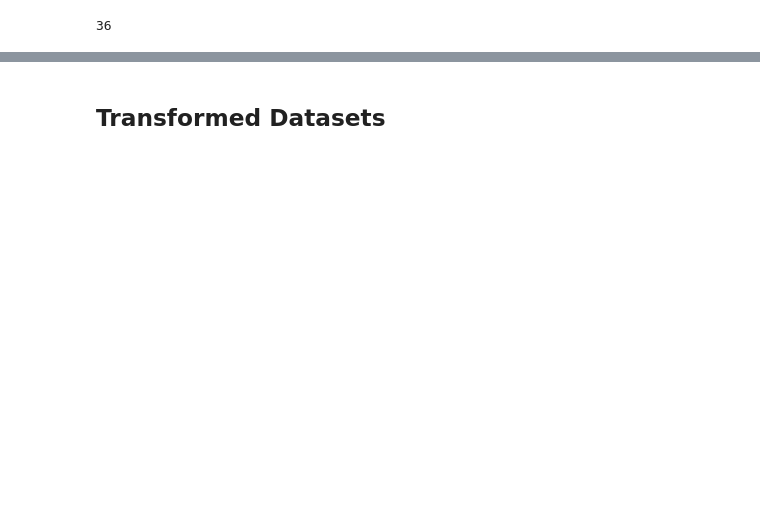
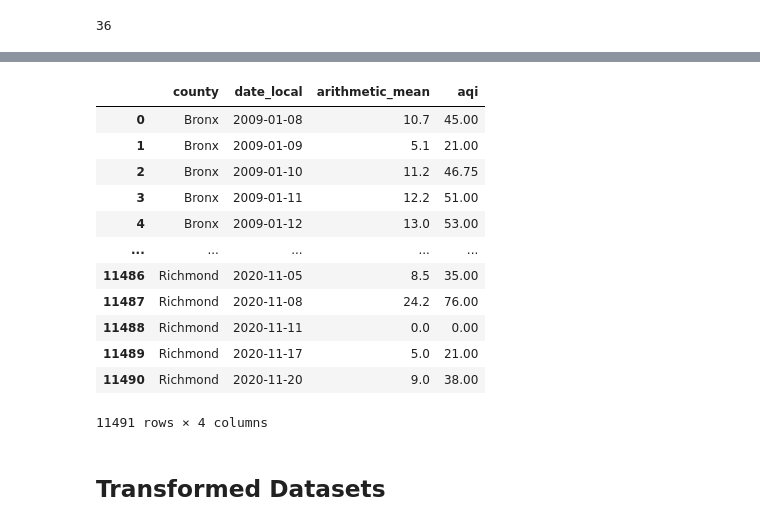
Before and after one commit to daniel-a-r/ccny_data_science_project, a Jupyter notebook: data_science_project.ipynb, the cells around one changed output, grey strips where cells are left out. Saved outputs shown, nothing was run; the diff lists cells and outputs as text; code cells hidden in the pictures; blank space fills up the shorter version.

```diff
--- a/data_science_project.ipynb
+++ b/data_science_project.ipynb
@@ -1111,3 +1371,20 @@ print(county_codes)
+# %%
+daily_air_quality_df_cleaned = daily_air_quality_df_cleaned.groupby(['county', 'date_local'])['arithmetic_mean', 'aqi'].mean().reset_index()
+daily_air_quality_df_cleaned
+# %% [output]
+|  | county | date_local | arithmetic_mean | aqi |
+| 0 | Bronx | 2009-01-08 | 10.7 | 45.00 |
+| 1 | Bronx | 2009-01-09 | 5.1 | 21.00 |
+| 2 | Bronx | 2009-01-10 | 11.2 | 46.75 |
+| 3 | Bronx | 2009-01-11 | 12.2 | 51.00 |
+| 4 | Bronx | 2009-01-12 | 13.0 | 53.00 |
+| ... | ... | ... | ... | ... |
+| 11486 | Richmond | 2020-11-05 | 8.5 | 35.00 |
+| 11487 | Richmond | 2020-11-08 | 24.2 | 76.00 |
+| 11488 | Richmond | 2020-11-11 | 0.0 | 0.00 |
+| 11489 | Richmond | 2020-11-17 | 5.0 | 21.00 |
+| 11490 | Richmond | 2020-11-20 | 9.0 | 38.00 |
+11491 rows × 4 columns
 # %% [markdown]
 ## Transformed Datasets
 # %%
```
Also changed, not shown: parts of 41 cells of this notebook.
